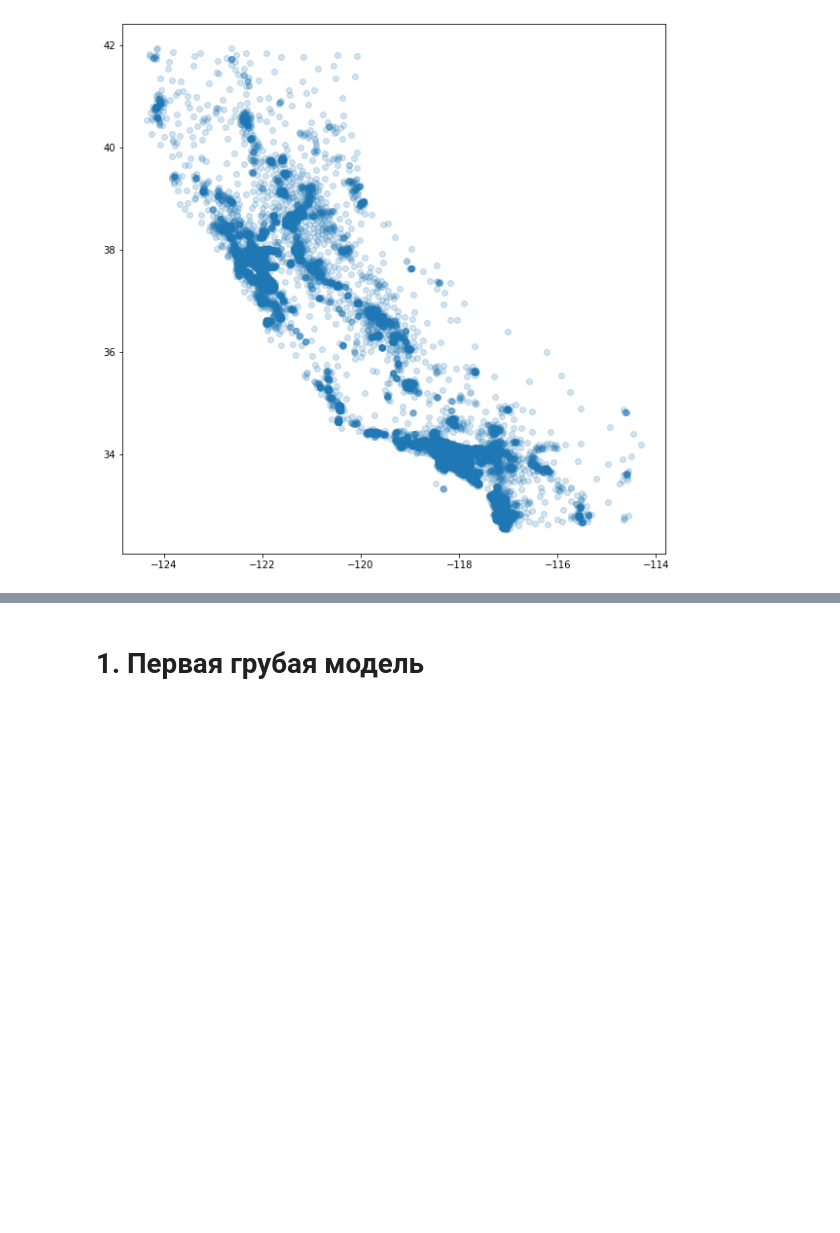
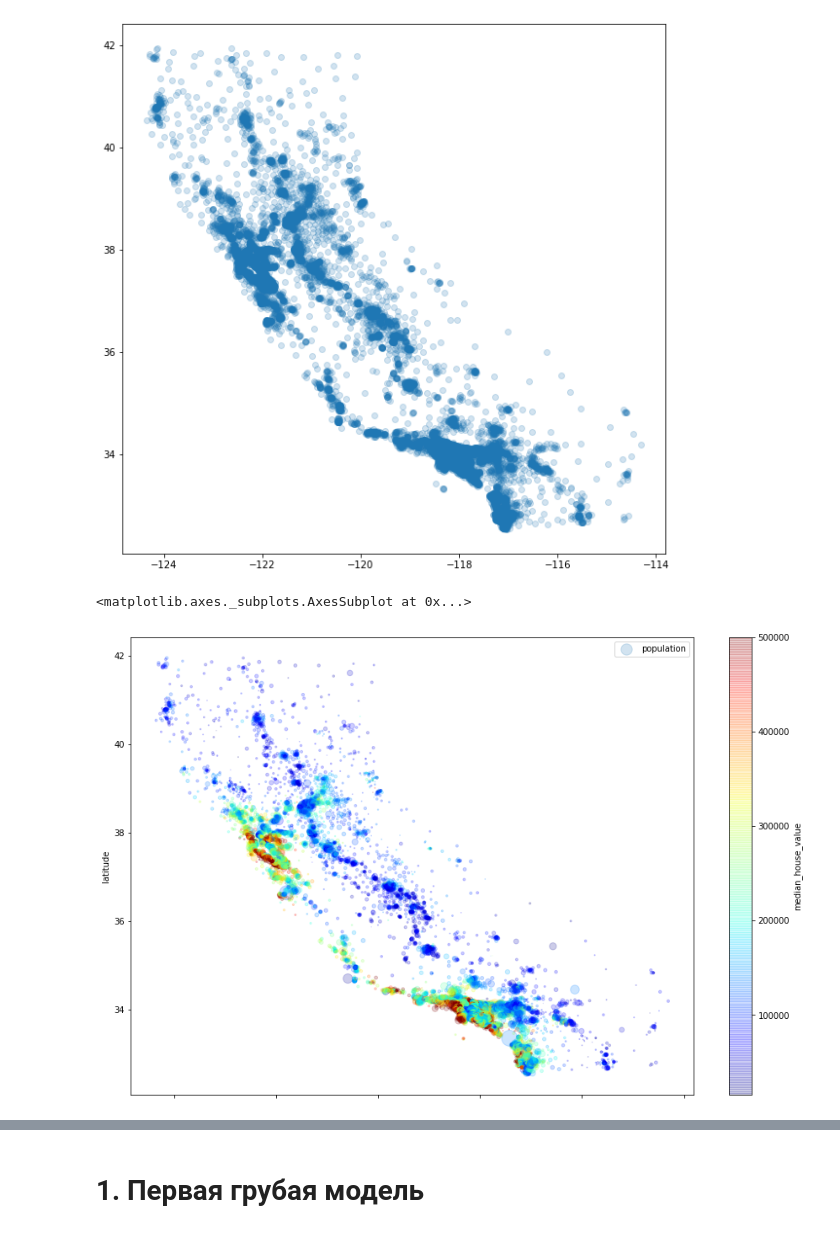
Before and after one commit to lexbrown/California_housing, a Jupyter notebook: Calif_housing.ipynb, the cells around one changed output, grey strips where cells are left out. Saved outputs shown, nothing was run; the diff lists cells and outputs as text; code cells hidden in the pictures; blank space fills up the shorter version.

```diff
--- a/Calif_housing.ipynb
+++ b/Calif_housing.ipynb
@@ -68,3 +85,15 @@ plt.scatter(raw_data.longitude, raw_data.latitude, alpha = 0.2)
 # %% [output]
 <matplotlib.collections.PathCollection at 0x...>
 [figure]
+# %%
+raw_data.plot(kind='scatter', y='latitude', x= 'longitude', figsize=(15,10), alpha=0.2,
+              s = raw_data['population']/100, #отвечает за размер круга
+              label = 'population', #тупо название
+
+              c = 'median_house_value',
+              cmap=plt.get_cmap('jet'),
+              colorbar=True #погоды вообще не делает
+              )
+# %% [output]
+<matplotlib.axes._subplots.AxesSubplot at 0x...>
+[figure, added]
```
Also changed, not shown: parts of 7 cells of this notebook.
